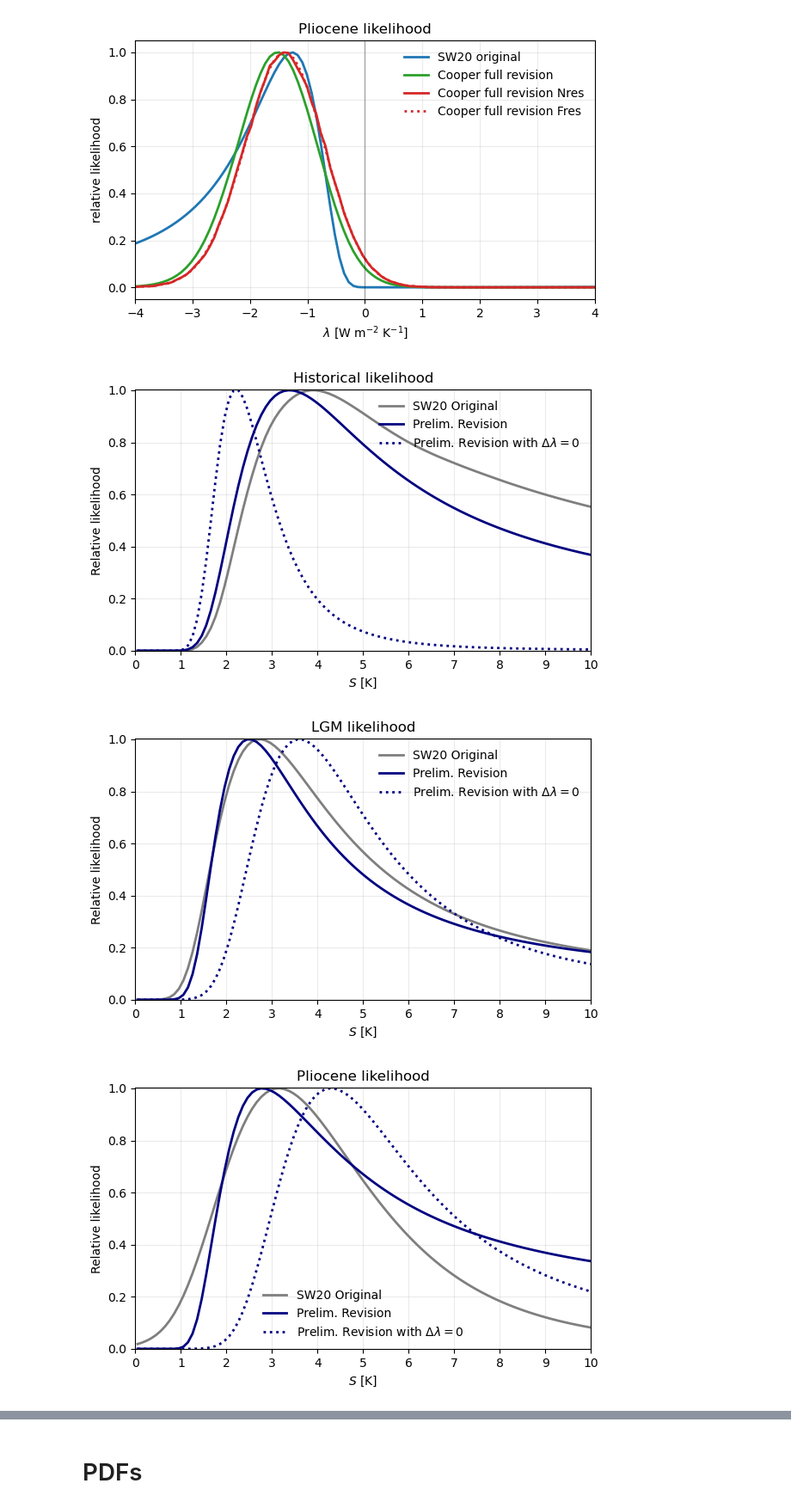
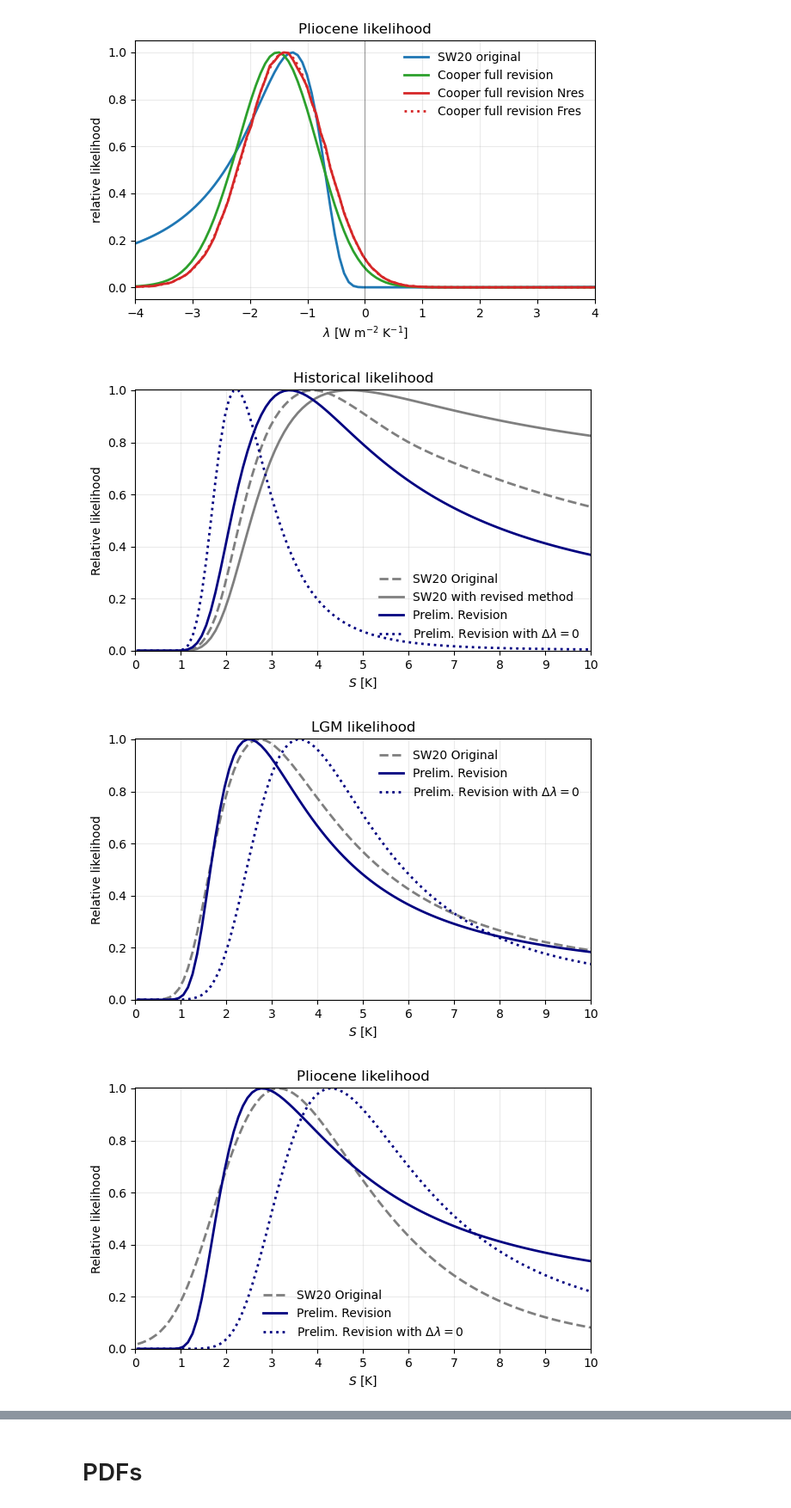
Before and after one commit to vtcooper/bayecs, a Jupyter notebook: Cooper_baselines.ipynb, the cells around one changed output, grey strips where cells are left out. Shown at 86% size. Saved outputs shown, nothing was run; the diff lists cells and outputs as text; code cells hidden in the pictures.

Commit message:
final prelim update

```diff
--- a/Cooper_baselines.ipynb
+++ b/Cooper_baselines.ipynb
@@ -190,7 +190,7 @@ coop_REVISED = {
     'mu_F_other_LGM':  -4.5, 'sig_F_other_LGM':  2.1,
     'mu_N_LGM':         0.0,  'sig_N_LGM':       0.1/1.645, ## placeholder budget residual
     # 'mu_dlambda_LGM':  -0.37,'sig_dlambda_LGM':  0.23*1.5,
-    'mu_dlambda_LGM': -0.42,'sig_dlambda_LGM':  0.34*1.5,
+    'mu_dlambda_LGM': -0.42,'sig_dlambda_LGM':  0.34*1.,
 
     # 'mu_T_LGM':       -5.0,  'sig_T_LGM':       1.0,
     # 'mu_F_LGM':       -6.15, 'sig_F_LGM':       2.0,
@@ -204,7 +204,7 @@ coop_REVISED = {
     'mu_F_plio_nonGHG': 1.76,   'sig_F_plio_nonGHG':  1.0, #added aerosol unc of 1.46/2 Wm-2
     'mu_N_plio':        0.0,   'sig_N_plio':        0.1/1.645, ## placeholder budget residual
     # 'mu_dlambda_plio': -0.37,'sig_dlambda_plio':  0.32*1.,
-    'mu_dlambda_plio': -0.44,'sig_dlambda_plio':  0.40*1.5,
+    'mu_dlambda_plio': -0.44,'sig_dlambda_plio':  0.40*1.,
 
     # 'mu_fESS':          0.5,  'sig_fESS':          0.25,
 }
@@ -217,7 +217,7 @@ coopREV_data_US = dict(coop_REVISED, use_uniform_lambda_prior=0)
 initREV = dict(
     S=3.0,
     F_2xCO2=3.93,
-    zeta=0.06,
+    zeta=0.,
 
     F_hist=2.65,
     T_hist=1.08,
@@ -1693,9 +1693,9 @@ for S in S_like_grid:
     curves["Historical"].setdefault("SW20 Original", []).append(
         np.nanmean(norm.pdf(SW20_BASE["mu_T_hist"], loc=t_hist_sw_pred, scale=SW20_BASE["sig_T_hist"]))
     )
-    # curves["Historical"].setdefault("SW20 params, Cooper method", []).append(
-    #     np.nanmean(norm.pdf(SW20_BASE["mu_N_hist"], loc=n_hist_sw_pred, scale=SW20_BASE["sig_N_hist"]))
-    # )
+    curves["Historical"].setdefault("SW20 with revised method", []).append(
+        np.nanmean(norm.pdf(SW20_BASE["mu_N_hist"], loc=n_hist_sw_pred, scale=SW20_BASE["sig_N_hist"]))
+    )
     curves["Historical"].setdefault("Prelim. Revision", []).append(
         np.nanmean(norm.pdf(coop_REVISED["mu_N_hist"], loc=n_hist_rev_pred, scale=coop_REVISED["sig_N_hist"]))
     )
@@ -1713,9 +1713,7 @@ for S in S_like_grid:
     curves["LGM"].setdefault("SW20 Original", []).append(
         np.nanmean(norm.pdf(SW20_BASE["mu_F_LGM"], loc=f_lgm_sw_pred, scale=SW20_BASE["sig_F_LGM"]))
     )
-    # curves["LGM"].setdefault("Cooper, SW20 params", []).append(
-    #     np.nanmean(norm.pdf(SW20_BASE["mu_F_LGM"], loc=f_lgm_sw_pred, scale=SW20_BASE["sig_F_LGM"]))
-    # )
+
     # curves["LGM"].setdefault("Cooper full revision", []).append(
     #     np.nanmean(norm.pdf(coop_REVISED["mu_T_LGM"], loc=t_lgm_rev_pred, scale=coop_REVISED["sig_T_LGM"]))
     # )
@@ -1763,7 +1761,7 @@ for S in S_like_grid:
     # curves["Pliocene"].setdefault("Cooper, SW20 params", []).append(
     #     np.nanmean(norm.pdf(SW20_BASE["mu_T_plio"], loc=t_plio_sw_pred, scale=SW20_BASE["sig_T_plio"]))
     # )
-    # curves["Pliocene"].setdefault("Cooper full revision", []).append(
+    # curves["Pliocene"].setdefault("Prelim. Revision with SW20 method", []).append(
     #     np.nanmean(norm.pdf(coop_REVISED["mu_T_plio"], loc=t_plio_rev_pred, scale=coop_REVISED["sig_T_plio"]))
     # )
     # curves["Pliocene"].setdefault("Cooper full revision Nres", []).append(
@@ -1781,14 +1779,15 @@ for S in S_like_grid:
     )
 
 styles = {
-    "SW20 Original": dict(color="tab:gray", ls="-"),
+    "SW20 Original": dict(color="tab:gray", ls="--"),
     "SW20 original": dict(color="tab:blue", ls="-"),
-    "SW20 params, Cooper method": dict(color="tab:olive", ls="--"),
+    "SW20 with revised method": dict(color="tab:gray", ls="-"),
     "Cooper full revision": dict(color="tab:green", ls="-"),
     "SW20 method, Cooper params": dict(color="lightblue", ls="--"),
     "Cooper full revision Nres": dict(color="tab:red", ls="-"),
     "Cooper full revision Fres": dict(color="tab:red", ls=":"),
     "Prelim. Revision": dict(color="navy", ls="-"),
+    "Prelim. Revision with SW20 method": dict(color="navy", ls="--"),
     "Prelim. Revision with $\Delta \lambda=0$": dict(color="navy", ls=":"),
 }
 
@@ -1815,34 +1814,34 @@ process_curves = {}
 for S in S_like_grid:
     l_sw = -f2x_sw / S
     l_rev = -f2x_rev / S
 
     process_curves.setdefault("SW20 Original", []).append(
         np.nanmean(norm.pdf(l_sw, loc=SW20_BASE["mu_lambda"], scale=SW20_BASE["sig_lambda"]))
     )
 
     process_curves.setdefault("Prelim. Revision", []).append(
         np.nanmean(norm.pdf(l_rev, loc=coop_REVISED["mu_lambda"], scale=coop_REVISED["sig_lambda"]))
     )
 
 fig, ax = plt.subplots(figsize=(6.2, 4.0), dpi=100)
 
 for label, y in process_curves.items():
     ax.plot(S_like_grid, _rel(y), lw=2, label=label, **styles[label])
 
 ax.set(
     xlabel="$S$ [K]",
     ylabel="Relative likelihood",
     title="Process likelihood",
 )
 ax.grid(alpha=0.25)
 ax.legend(frameon=False)
 plt.ylim(-0.002, 1.002)
 plt.xlim(0, S_like_grid.max())
 plt.xticks(np.arange(11))
 plt.tight_layout()
 plt.show()
 # %% [output]
-[figure, old version]
+[figure, new version]
 [figure]
 [figure]
 [figure]
```
Also changed, not shown: parts of 20 cells of this notebook.
